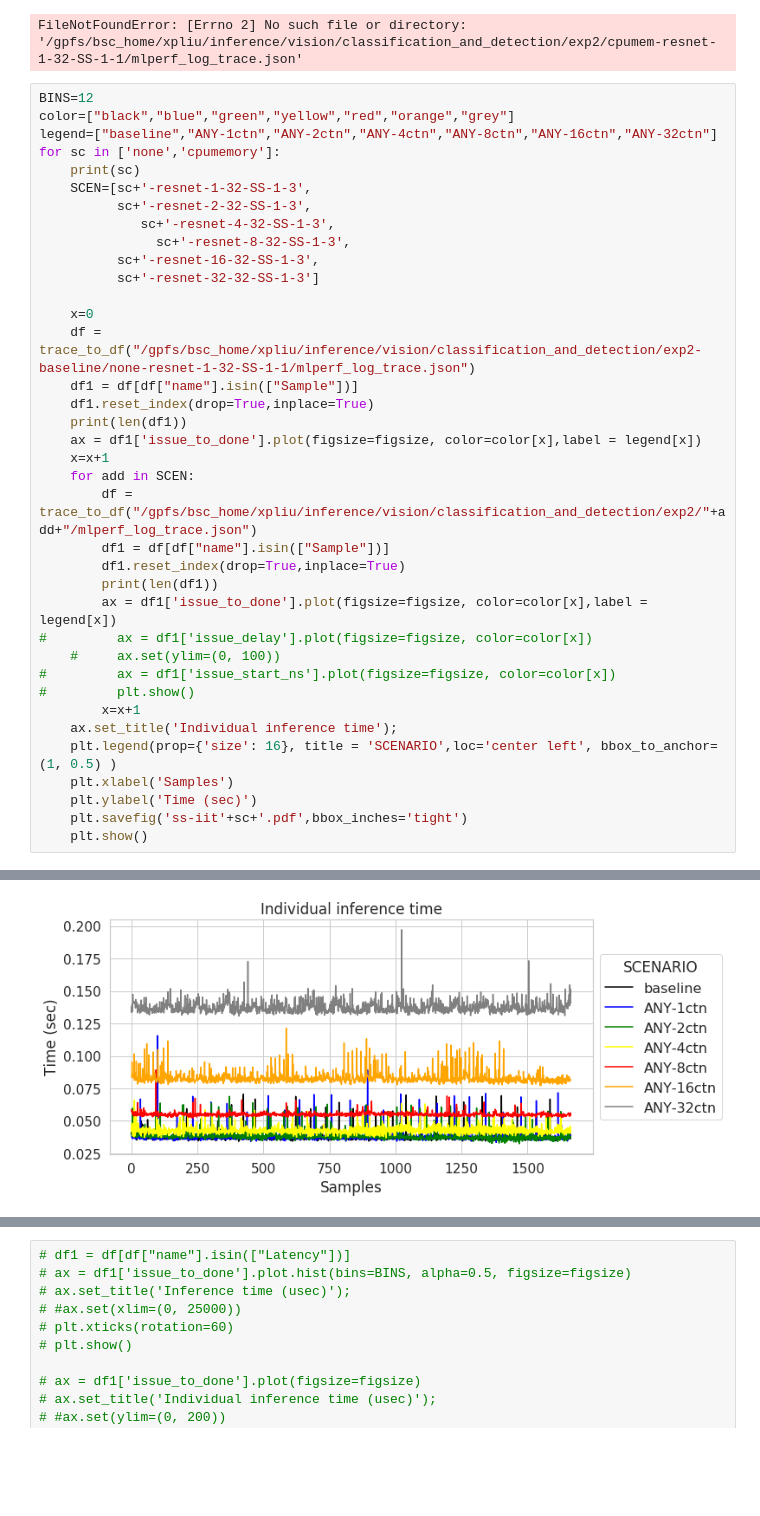
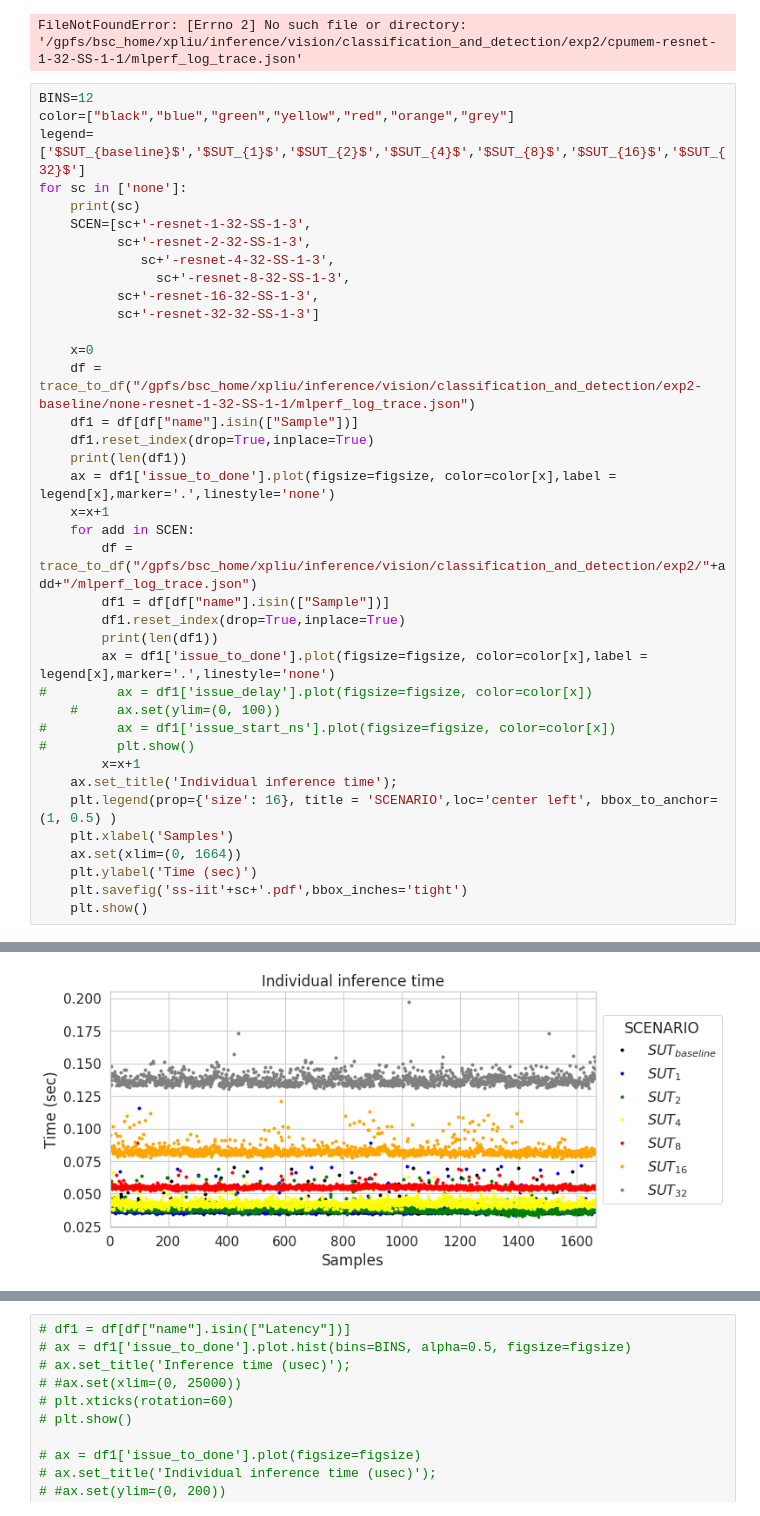
Before and after one commit to peiniliu/inference, a Jupyter notebook: vision/classification_and_detection/exp2/exp1-ss.ipynb, the cells around one changed output, grey strips where cells are left out. Saved outputs shown, nothing was run; the diff lists cells and outputs as text; blank space fills up the shorter version.

```diff
--- a/vision/classification_and_detection/exp2/exp1-ss.ipynb
+++ b/vision/classification_and_detection/exp2/exp1-ss.ipynb
@@ -493,8 +493,8 @@ FileNotFoundError: [Errno 2] No such file or directory: '/gpfs/bsc_home/xpliu/in
 # %%
 BINS=12
 color=["black","blue","green","yellow","red","orange","grey"]
-legend=["baseline","ANY-1ctn","ANY-2ctn","ANY-4ctn","ANY-8ctn","ANY-16ctn","ANY-32ctn"]
-for sc in ['none','cpumemory']:
+legend=['$SUT_{baseline}$','$SUT_{1}$','$SUT_{2}$','$SUT_{4}$','$SUT_{8}$','$SUT_{16}$','$SUT_{32}$']
+for sc in ['none']:
     print(sc)
     SCEN=[sc+'-resnet-1-32-SS-1-3',
           sc+'-resnet-2-32-SS-1-3',
@@ -508,39 +508,40 @@ for sc in ['none','cpumemory']:
     df1 = df[df["name"].isin(["Sample"])]
     df1.reset_index(drop=True,inplace=True)
     print(len(df1))
-    ax = df1['issue_to_done'].plot(figsize=figsize, color=color[x],label = legend[x])
+    ax = df1['issue_to_done'].plot(figsize=figsize, color=color[x],label = legend[x],marker='.',linestyle='none')
     x=x+1
     for add in SCEN:
         df = trace_to_df("/gpfs/bsc_home/xpliu/inference/vision/classification_and_detection/exp2/"+add+"/mlperf_log_trace.json")
         df1 = df[df["name"].isin(["Sample"])]
         df1.reset_index(drop=True,inplace=True)
         print(len(df1))
-        ax = df1['issue_to_done'].plot(figsize=figsize, color=color[x],label = legend[x])
+        ax = df1['issue_to_done'].plot(figsize=figsize, color=color[x],label = legend[x],marker='.',linestyle='none')
 #         ax = df1['issue_delay'].plot(figsize=figsize, color=color[x])
     #     ax.set(ylim=(0, 100))
 #         ax = df1['issue_start_ns'].plot(figsize=figsize, color=color[x])
 #         plt.show()
         x=x+1
     ax.set_title('Individual inference time');
     plt.legend(prop={'size': 16}, title = 'SCENARIO',loc='center left', bbox_to_anchor=(1, 0.5) )
     plt.xlabel('Samples')
+    ax.set(xlim=(0, 1664))
     plt.ylabel('Time (sec)')
     plt.savefig('ss-iit'+sc+'.pdf',bbox_inches='tight')
     plt.show()
 # %% [output]
 none
 <_io.TextIOWrapper name='/gpfs/bsc_home/xpliu/inference/vision/classification_and_detection/exp2-baseline/none-resnet-1-32-SS-1-1/mlperf_log_trace.json' mode='r' encoding='UTF-8'>
 1664
 <_io.TextIOWrapper name='/gpfs/bsc_home/xpliu/inference/vision/classification_and_detection/exp2/none-resnet-1-32-SS-1-3/mlperf_log_trace.json' mode='r' encoding='UTF-8'>
 1664
 <_io.TextIOWrapper name='/gpfs/bsc_home/xpliu/inference/vision/classification_and_detection/exp2/none-resnet-2-32-SS-1-3/mlperf_log_trace.json' mode='r' encoding='UTF-8'>
 1664
 <_io.TextIOWrapper name='/gpfs/bsc_home/xpliu/inference/vision/classification_and_detection/exp2/none-resnet-4-32-SS-1-3/mlperf_log_trace.json' mode='r' encoding='UTF-8'>
 1664
 <_io.TextIOWrapper name='/gpfs/bsc_home/xpliu/inference/vision/classification_and_detection/exp2/none-resnet-8-32-SS-1-3/mlperf_log_trace.json' mode='r' encoding='UTF-8'>
 1664
 <_io.TextIOWrapper name='/gpfs/bsc_home/xpliu/inference/vision/classification_and_detection/exp2/none-resnet-16-32-SS-1-3/mlperf_log_trace.json' mode='r' encoding='UTF-8'>
 1664
 <_io.TextIOWrapper name='/gpfs/bsc_home/xpliu/inference/vision/classification_and_detection/exp2/none-resnet-32-32-SS-1-3/mlperf_log_trace.json' mode='r' encoding='UTF-8'>
 1664
-[figure, old version]
+[figure, new version]
```
Also changed, not shown: parts of 3 cells of this notebook, 43 other files.
